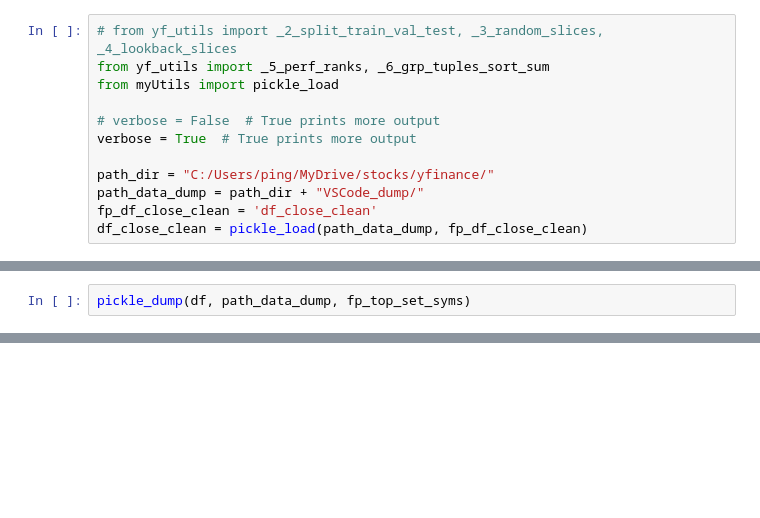
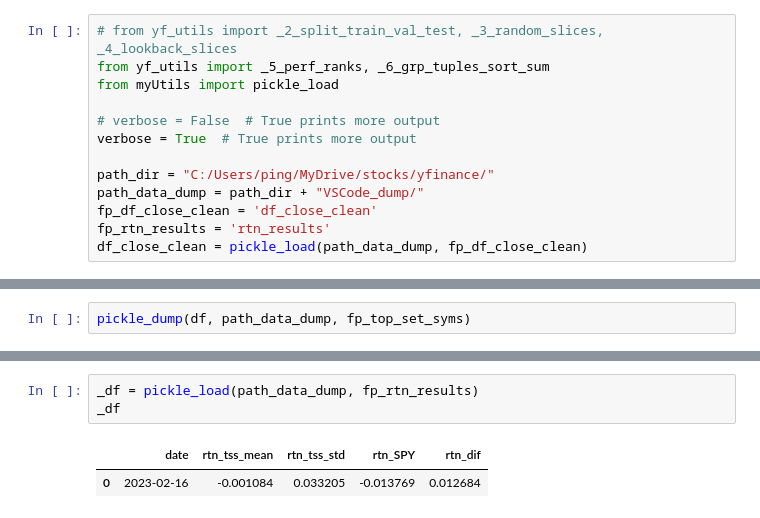
Before and after one commit to pympk/py379, a Jupyter notebook: yf_8.ipynb, the cells around one changed output, grey strips where cells are left out. Cells and saved outputs as stored; diff of their text form; blank space fills up the shorter version.

```diff
--- a/yf_8.ipynb
+++ b/yf_8.ipynb
@@ -9,6 +9,7 @@ verbose = True  # True prints more output
 path_dir = "C:/Users/ping/MyDrive/stocks/yfinance/"
 path_data_dump = path_dir + "VSCode_dump/"
 fp_df_close_clean = 'df_close_clean'
+fp_rtn_results = 'rtn_results'
 df_close_clean = pickle_load(path_data_dump, fp_df_close_clean)
 # %%
 # number of days to lookback from last df date for performance evaluation
@@ -242,0 +273,6 @@ dtype: float64
+# %%
+_df = pickle_load(path_data_dump, fp_rtn_results)
+_df
+# %% [output]
+|  | date | rtn_tss_mean | rtn_tss_std | rtn_SPY | rtn_dif |
+| 0 | 2023-02-16 | -0.001084 | 0.033205 | -0.013769 | 0.012684 |
```
Also changed, not shown: parts of 21 cells of this notebook, 1 other file.
